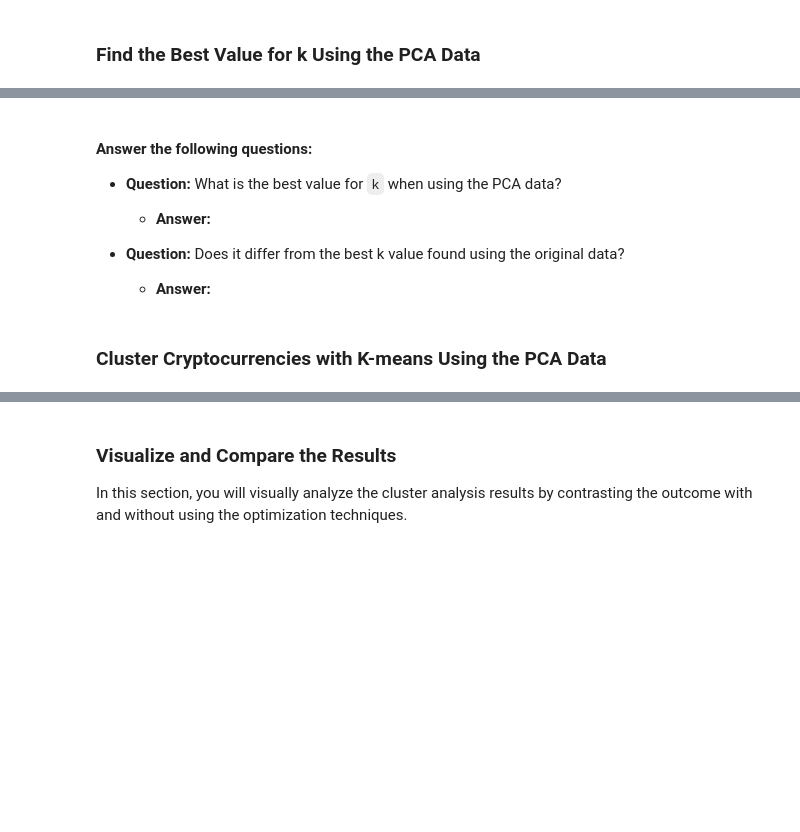
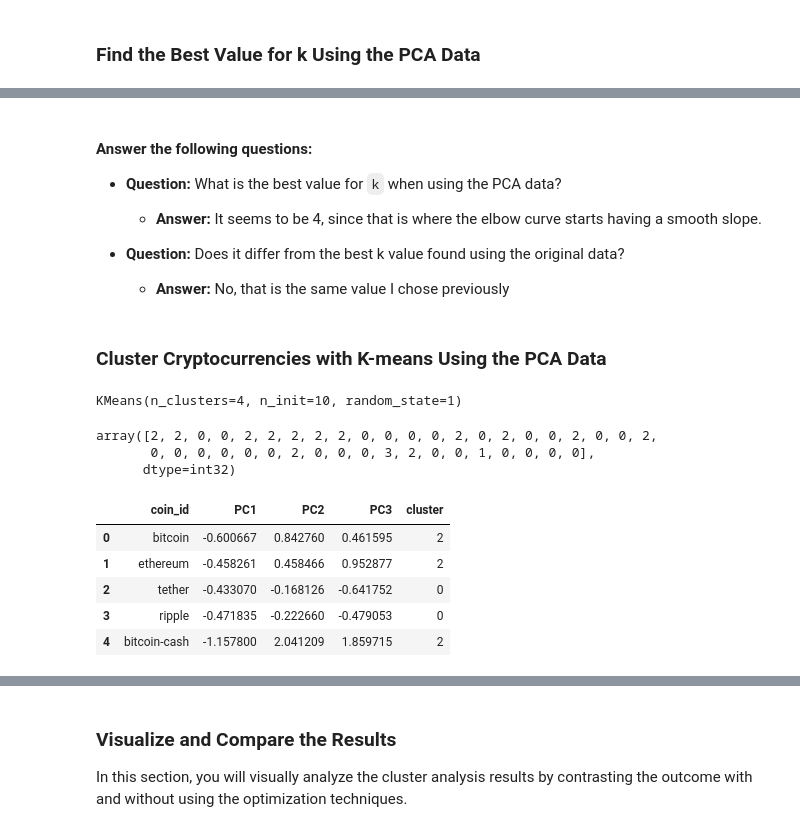
Before and after one commit to tsbarr/CryptoClustering, a Jupyter notebook: Crypto_Clustering.ipynb, the cells around one changed output, grey strips where cells are left out. Drawn from its saved outputs; the diff is of its cells as text; code cells hidden in the pictures; blank space fills up the shorter version.

Commit message:
performa pca and use results in kmeans clustering

```diff
--- a/Crypto_Clustering.ipynb
+++ b/Crypto_Clustering.ipynb
@@ -252,30 +299,49 @@ df_predictions.hvplot.scatter(
 
 * **Question:** What is the best value for `k` when using the PCA data?
 
-  * **Answer:**
+  * **Answer:** It seems to be 4, since that is where the elbow curve starts having a smooth slope.
 
 
 * **Question:** Does it differ from the best k value found using the original data?
 
-  * **Answer:**
+  * **Answer:** No, that is the same value I chose previously
 # %% [markdown]
 ### Cluster Cryptocurrencies with K-means Using the PCA Data
 # %%
 # Initialize the K-Means model using the best value for k
+model = KMeans(n_clusters=4, random_state=1, n_init=10)
 # %%
-# Fit the K-Means model using the PCA data
+# Fit the K-Means model using the pca data
+model.fit(pca_df)
+# %% [output]
+KMeans(n_clusters=4, n_init=10, random_state=1)
 # %%
-# Predict the clusters to group the cryptocurrencies using the PCA data
+# Predict the clusters to group the cryptocurrencies using the pca data
+predicted_cluster = model.predict(pca_df)
 
 # Print the resulting array of cluster values.
+predicted_cluster
+# %% [output]
+array([2, 2, 0, 0, 2, 2, 2, 2, 2, 0, 0, 0, 0, 2, 0, 2, 0, 0, 2, 0, 0, 2,
+       0, 0, 0, 0, 0, 0, 2, 0, 0, 0, 3, 2, 0, 0, 1, 0, 0, 0, 0],
+      dtype=int32)
+# %%
+# Create a copy of the DataFrame
+pca_df_predictions = pca_df.copy()
 # %%
-# Create a copy of the DataFrame with the PCA data
-
-
 # Add a new column to the DataFrame with the predicted clusters
-
-
+pca_df_predictions['cluster'] = predicted_cluster
+# reset index to set coin_id as a regular column and displya it in plot
+pca_df_predictions.reset_index(drop=False, inplace=True)
 # Display sample data
+pca_df_predictions.head()
+# %% [output]
+|  | coin_id | PC1 | PC2 | PC3 | cluster |
+| 0 | bitcoin | -0.600667 | 0.842760 | 0.461595 | 2 |
+| 1 | ethereum | -0.458261 | 0.458466 | 0.952877 | 2 |
+| 2 | tether | -0.433070 | -0.168126 | -0.641752 | 0 |
+| 3 | ripple | -0.471835 | -0.222660 | -0.479053 | 0 |
+| 4 | bitcoin-cash | -1.157800 | 2.041209 | 1.859715 | 2 |
 # %%
 # Create a scatter plot using hvPlot by setting
 # `x="PC1"` and `y="PC2"`.
```
Also changed, not shown: parts of 12 cells of this notebook.
